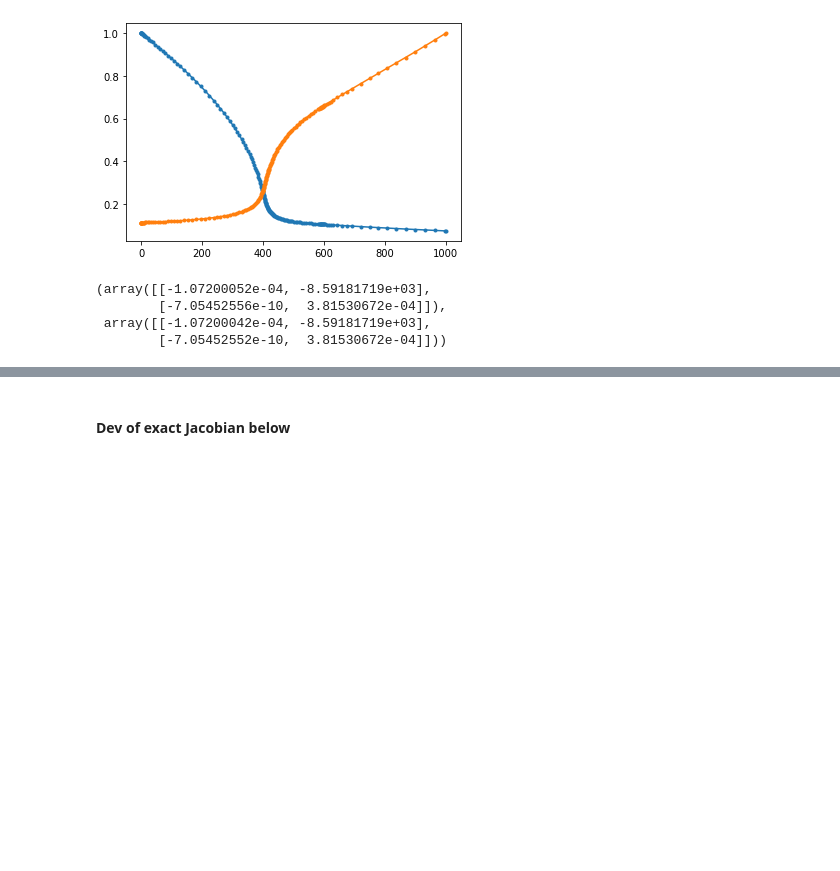
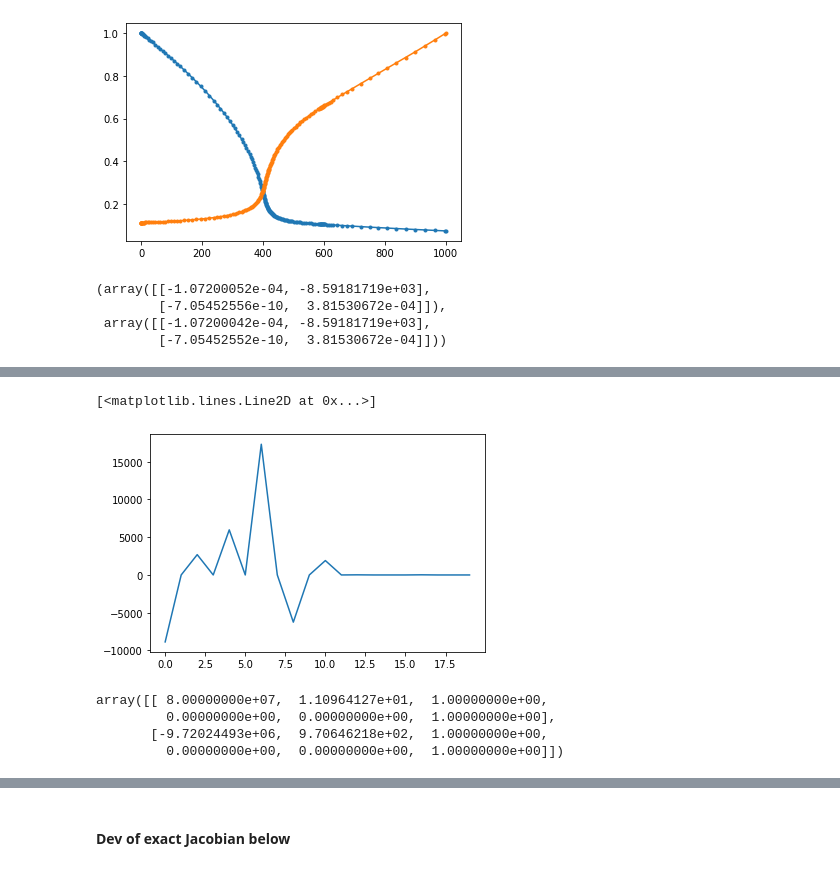
Before and after one commit to fredriclam/conduit-qss, a Jupyter notebook: data_inspector.ipynb, the cells around one changed output, grey strips where cells are left out. Cells and saved outputs as stored; diff of their text form; code cells hidden in the pictures; blank space fills up the shorter version.

```diff
--- a/data_inspector.ipynb
+++ b/data_inspector.ipynb
@@ -442,0 +723,35 @@ _numjacs[0,...], _JJ[0,...]
+# %%
+# Check residual of near-soljution
+u0_check = 11.086412732598765
+_soln_init = scipy.integrate.solve_ivp(lambda x, q: split_solver.time_indep_RHS(
+                                            x, q, q5_interp_scalar, is_debug_mode=False),
+                                (0, 1000),
+                                np.array([80e6, u0_check]),
+                                method="BDF",
+                                dense_output=True,
+                                max_step=np.inf,
+                                rtol=1e-6,
+                                atol=1e-8,
+                                events=[event_isothermal_choked,])
+# Represent degrees of freedom as a list // TODO: set as array
+q_initial = np.array([[*_soln_init.sol(x), 1.0, 0.0, 0.0, 1.0]
+              for x in coarse_mesh])
+q = q_initial.copy()
+_res = glob_residual(10, q_initial, coarse_mesh)
+# %%
+plt.plot(_res)
+# %% [output]
+[<matplotlib.lines.Line2D at 0x...>]
+[figure, added]
+# %%
+_soln = scipy.integrate.solve_ivp(
+      lambda x, Q: RHS_and_jac(x, Q, q5_interp_scalar),
+      coarse_mesh[i:i+2],
+      q_iterate[i,:],
+      #  max_step=10,
+      method="BDF",)
+# %% [output]
+array([[ 8.00000000e+07,  1.10964127e+01,  1.00000000e+00,
+         0.00000000e+00,  0.00000000e+00,  1.00000000e+00],
+       [-9.72024493e+06,  9.70646218e+02,  1.00000000e+00,
+         0.00000000e+00,  0.00000000e+00,  1.00000000e+00]])
```
Also changed, not shown: parts of 51 cells of this notebook, 2 other files.
